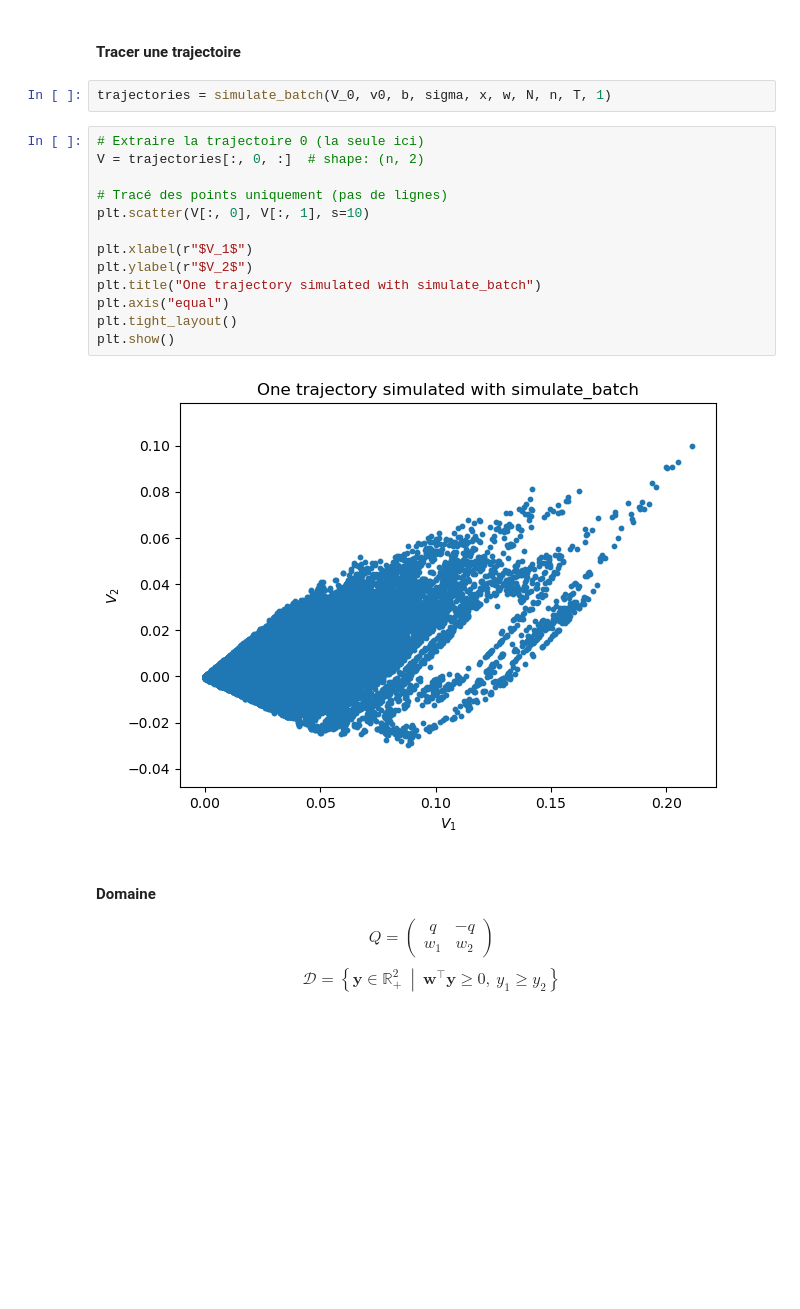
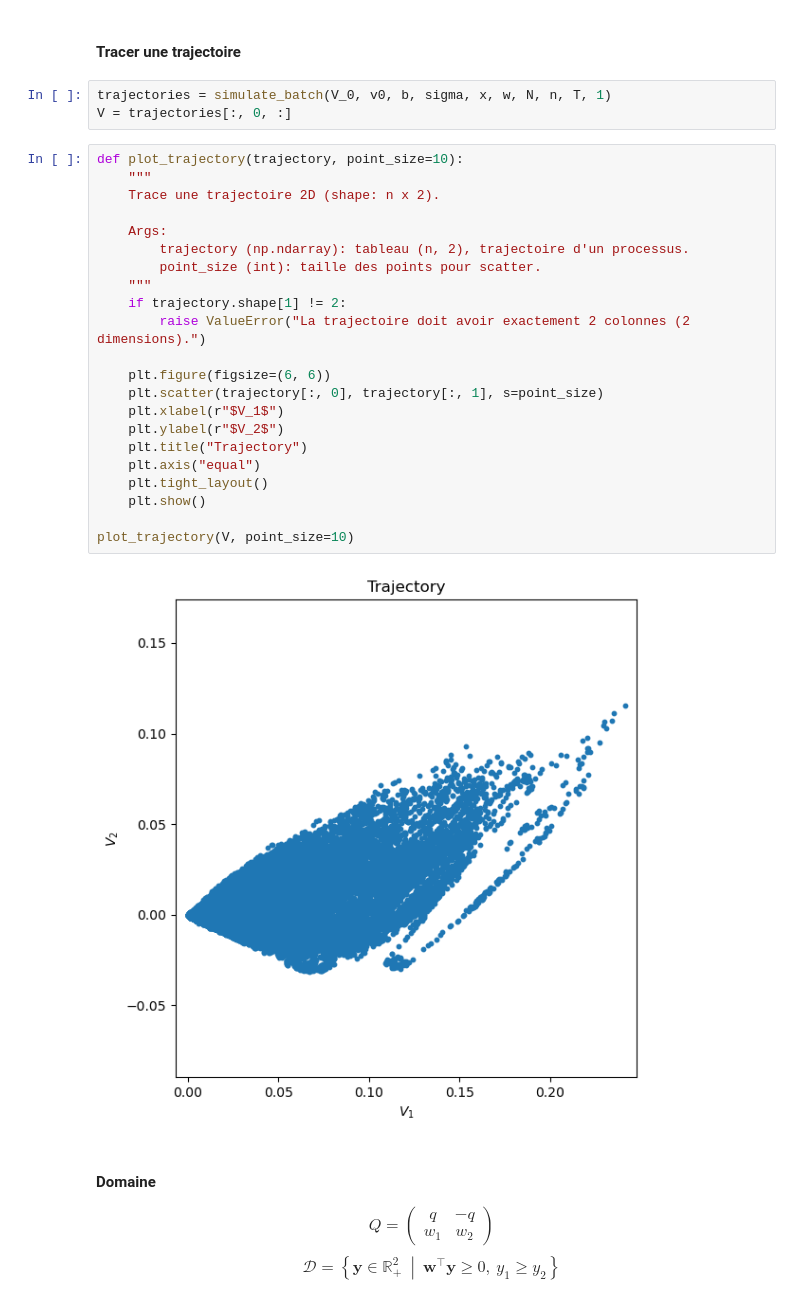
Before and after one commit to maxence2508/stage-cermics, a Jupyter notebook: state-spaces.ipynb, the cells around one changed output. Cells and saved outputs as stored; diff of their text form; blank space fills up the shorter version.

Commit message:
ajout fonctions pour tracer graphes

```diff
--- a/state-spaces.ipynb
+++ b/state-spaces.ipynb
@@ -61,21 +61,31 @@ def sigma(x):
 #### Tracer une trajectoire
 # %%
 trajectories = simulate_batch(V_0, v0, b, sigma, x, w, N, n, T, 1)
+V = trajectories[:, 0, :]
 # %%
-# Extraire la trajectoire 0 (la seule ici)
-V = trajectories[:, 0, :]  # shape: (n, 2)
+def plot_trajectory(trajectory, point_size=10):
+    """
+    Trace une trajectoire 2D (shape: n x 2).
 
-# Tracé des points uniquement (pas de lignes)
-plt.scatter(V[:, 0], V[:, 1], s=10)
+    Args:
+        trajectory (np.ndarray): tableau (n, 2), trajectoire d'un processus.
+        point_size (int): taille des points pour scatter.
+    """
+    if trajectory.shape[1] != 2:
+        raise ValueError("La trajectoire doit avoir exactement 2 colonnes (2 dimensions).")
 
-plt.xlabel(r"$V_1$")
-plt.ylabel(r"$V_2$")
-plt.title("One trajectory simulated with simulate_batch")
-plt.axis("equal")
-plt.tight_layout()
-plt.show()
+    plt.figure(figsize=(6, 6))
+    plt.scatter(trajectory[:, 0], trajectory[:, 1], s=point_size)
+    plt.xlabel(r"$V_1$")
+    plt.ylabel(r"$V_2$")
+    plt.title("Trajectory")
+    plt.axis("equal")
+    plt.tight_layout()
+    plt.show()
+
+plot_trajectory(V, point_size=10)
 # %% [output]
-[figure, old version]
+[figure, new version]
 # %% [markdown]
 #### Domaine
 $$Q = \begin{pmatrix}
```
Also changed, not shown: parts of 15 cells of this notebook.
